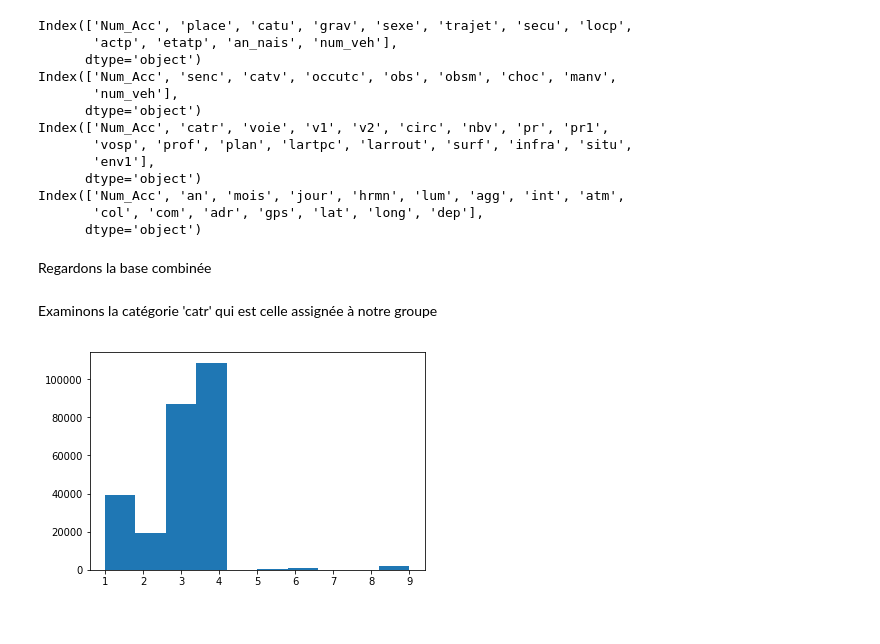
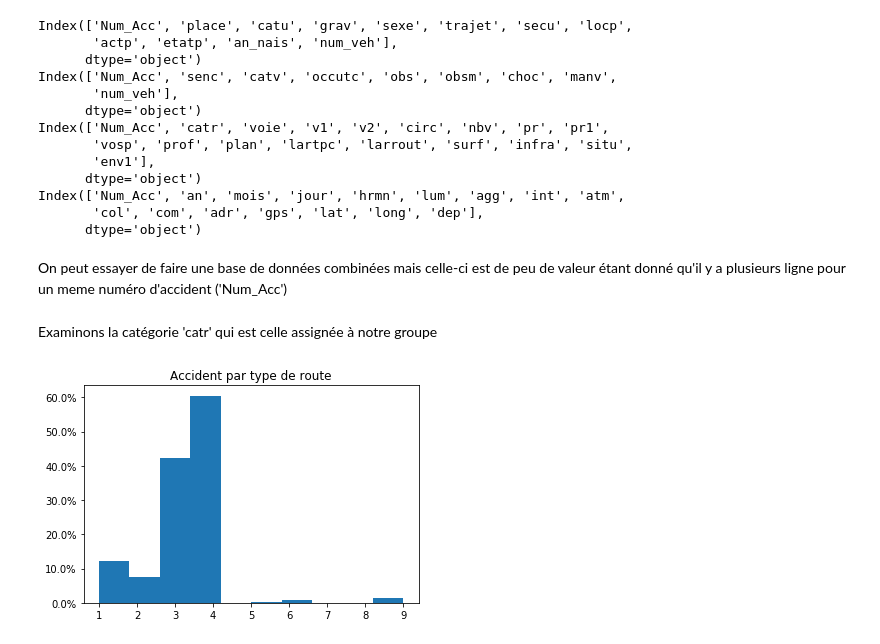
Before and after one commit to ericbenhamou/MASH_IPJ_2018, a Jupyter notebook: Rapport.ipynb, the cells around one changed output. Cells and saved outputs as stored; diff of their text form; code cells hidden in the pictures.

```diff
--- a/Rapport.ipynb
+++ b/Rapport.ipynb
@@ -40,8 +39,8 @@ Index(['Num_Acc', 'catr', 'voie', 'v1', 'v2', 'circ', 'nbv', 'pr', 'pr1',
 Index(['Num_Acc', 'an', 'mois', 'jour', 'hrmn', 'lum', 'agg', 'int', 'atm',
        'col', 'com', 'adr', 'gps', 'lat', 'long', 'dep'],
       dtype='object')
-# %% [markdown]
-Regardons la base combinée
+# %% [markdown]
+On peut essayer de faire une base de données combinées mais celle-ci est de peu de valeur étant donné qu'il y a plusieurs ligne pour un meme numéro d'accident ('Num_Acc')
 # %%
 # combined db
 db_combined = dfs[0]
@@ -49,9 +48,33 @@ for i in range(3):
     db_combined = db_combined.merge(dfs[i+1], on='Num_Acc',how='left')
 # %% [markdown]
 Examinons la catégorie 'catr' qui est celle assignée à notre groupe
-# %%
-import matplotlib.pyplot as plt
-plt.hist(db_combined['catr'])
-plt.show()
-# %% [output]
-[figure, removed]
+# %%
+import matplotlib.pyplot as plt
+import matplotlib
+from matplotlib.ticker import FuncFormatter
+
+def to_percent(y, position):
+    # Ignore the passed in position. This has the effect of scaling the default
+    # tick locations.
+    s = str(100 * y)
+
+    # The percent symbol needs escaping in latex
+    if matplotlib.rcParams['text.usetex'] is True:
+        return s + r'$\%$'
+    else:
+        return s + '%'
+
+# Make a normed histogram. It'll be multiplied by 100 later.
+plt.hist(dfs[2]['catr'], normed=True)
+
+# Create the formatter using the function to_percent. This multiplies all the
+# default labels by 100, making them all percentages
+formatter = FuncFormatter(to_percent)
+
+# Set the formatter
+plt.gca().yaxis.set_major_formatter(formatter)
+plt.title('Accident par type de route')
+
+plt.show()
+# %% [output]
+[figure, added]
```
Also changed, not shown: parts of 9 cells of this notebook.
